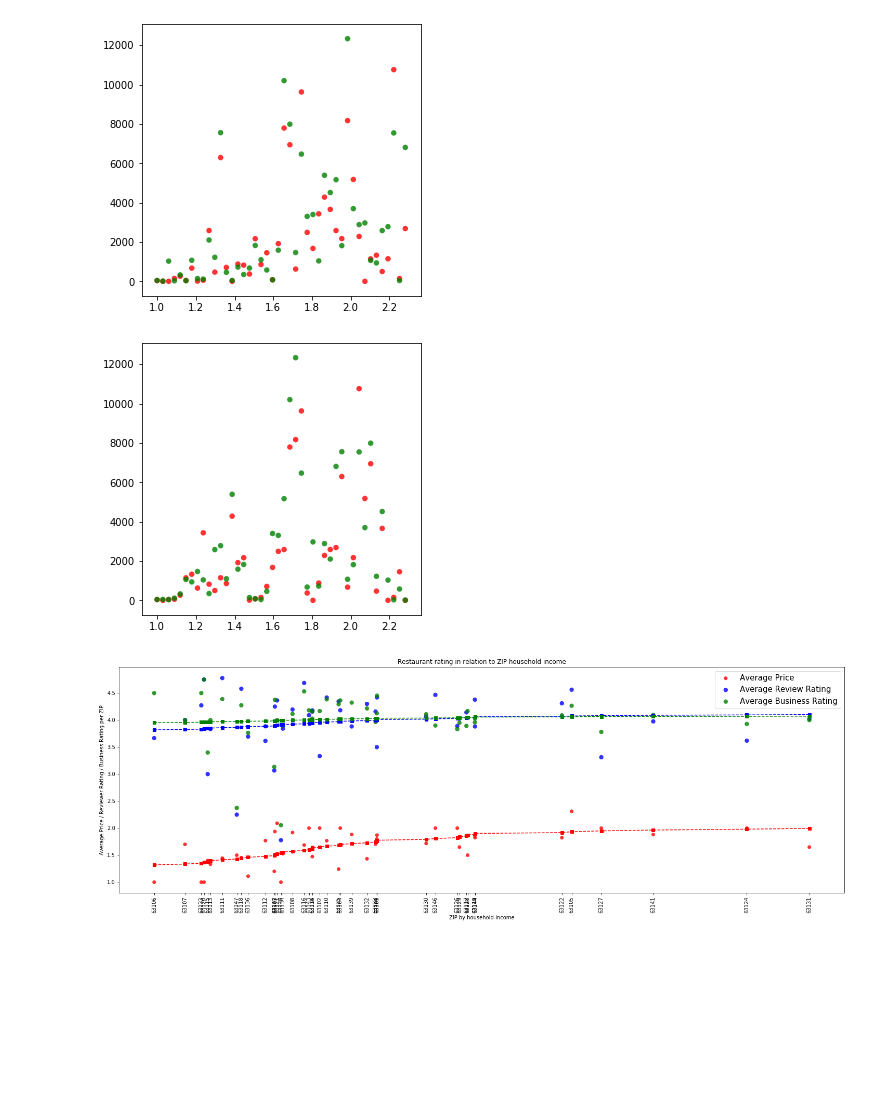
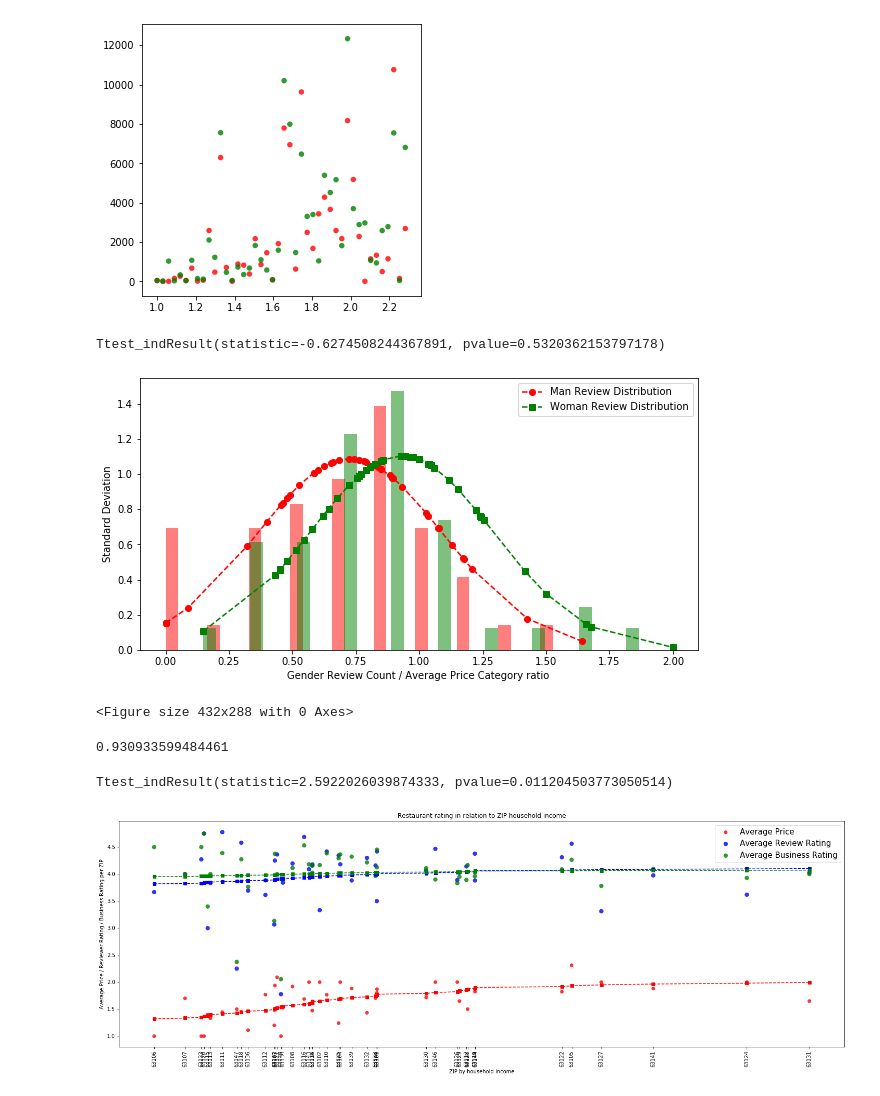
Before and after one commit to DutchDS/Project-1, a Jupyter notebook: yelp_API_review_Extractor.ipynb, the cells around one changed output. Cells and saved outputs as stored; diff of their text form; code cells hidden in the pictures; blank space fills up the shorter version.

Commit message:
Changes 20191202
T test data and updated graphs

```diff
--- a/yelp_API_review_Extractor.ipynb
+++ b/yelp_API_review_Extractor.ipynb
@@ -383,6 +309,8 @@ GVBm_df['IncC_Rev'] = (GVBm_df['review_count'].astype(float) / GVBm_df['ZIP Inco
 GVBm_df['Rev_Pov'] = (GVBm_df['Poverty'].astype(float) / GVBm_df['review_count'].astype(float))*100
 GVBm_df['M_Rcount'] = (GVBm_df['review_count'].astype(float) * GVBm_df['pct_male'].astype(float))
 GVBm_df['W_Rcount'] = (GVBm_df['review_count'].astype(float) * GVBm_df['pct_female'].astype(float))
+GVBm_df['W_P_Ratio'] = (GVBm_df['AP'].astype(float) * GVBm_df['pct_female'].astype(float))
+GVBm_df['M_P_Ratio'] = (GVBm_df['AP'].astype(float) * GVBm_df['pct_male'].astype(float))
 GVBm_df.head()
 # %% [output]
 |  | zip_code | Female | Male | review_count | pct_male | pct_female | ARR | ABR | AP | county | ... |
@@ -555,37 +459,75 @@ plt.show()
+# %%
+AP
+# %% [output]
+Ttest_indResult(statistic=-0.6274508244367891, pvalue=0.5320362153797178)
 # %%
-##Scatter plot invoking the relationship between gender and average business rating
+##Scatter plot invoking the relationship between gender and average business price
 
 
-fig01 = plt.figure(figsize=(5,5))
+fig01 = plt.figure(figsize=(10,5))
 ax01 = fig01.add_subplot(111)
 
 ax01_df = GVBm_df.sort_values(by = ['ABR'])
 
 x01_list = ax01_df['ABR'].astype(float).tolist()
 x01_axisMax = max(x00_list)
 x01_axisMin = min(x00_list)
-m_data = ax01_df['M_Rcount'].astype(float).tolist()
-w_data = ax01_df['W_Rcount'].astype(float).tolist()
+
+m_data = sorted(ax01_df['M_P_Ratio'].astype(float).tolist())
+w_data = sorted(ax01_df['W_P_Ratio'].astype(float).tolist())
+
+#m_data = sorted(ax01_df['M_Rcount'].astype(float).tolist())
+#w_data = sorted(ax01_df['W_Rcount'].astype(float).tolist())
 
 bins01 = (x01_axisMax - x01_axisMin) / len(w_data)
 x01_axis = np.arange (x01_axisMin, x01_axisMax, bins00)
 
 colors = ('red','green')
 groups = ('Man', 'Woman')
 
 #x_data = plot1_df['ZIP Income Per Capita'].astype(int)
 #Y1_data = GVBm_df['review_count'].astype(float)
 
+ABR = ss.ttest_ind(ax01_df['W_P_Ratio'],ax01_df['M_P_Ratio'],equal_var=False)
 
 
+#ax01.scatter(x01_axis, m_data, alpha=0.8, c='red', edgecolors='none', s=30, label = groups)
+#ax01.scatter(x01_axis, w_data, alpha=0.8, c='green', edgecolors='none', s=30, label = groups)
 
-ax01.scatter(x01_axis, m_data, alpha=0.8, c='red', edgecolors='none', s=30, label = groups)
-ax01.scatter(x01_axis, w_data, alpha=0.8, c='green', edgecolors='none', s=30, label = groups)
+meanM = np.mean(m_data)
+stdM = np.std(m_data)
+fitM = ss.norm.pdf(m_data,meanM,stdM)
 
+meanW = np.mean(w_data)
+stdW = np.std(w_data)
+fitW = ss.norm.pdf(w_data,meanW,stdW)
+
+#ax01.plot(x01_axis,y, color='red')
+
+#ax01(ss(m_data,mean,std))
+#ax01.hist(m_data,len(m_data))
+
+ax01.set_xlabel("Gender Review Count / Average Price Category ratio ")
+ax01.set_ylabel("Standard Deviation")
+ax01.plot(m_data, fitM, '--o', c='red' ,label = 'Man Review Distribution')
+ax01.plot(w_data, fitW,'--s', c='green', label = 'Woman Review Distribution' )
+ax01.hist(m_data, density=True, width = 0.05 , alpha = 0.5, color='red' )
+ax01.hist(w_data, density=True, width = 0.05 , alpha = 0.5, color='green' )
+ax01.legend(fontsize=10)
 plt.show()
+plt.savefig('Images/ Gender_Review_Count-Average_Price_Category_ratio.png')
 #print (data1, y_axis)
 # %% [output]
-[figure, old version]
+[figure, new version]
+<Figure size 432x288 with 0 Axes>
+# %%
+meanW
+# %% [output]
+0.930933599484461
+# %%
+ABR
+# %% [output]
+Ttest_indResult(statistic=2.5922026039874333, pvalue=0.011204503773050514)
 # %%
 ##Scatter plot invoking the relationship between gender and average business rating
 
```
Also changed, not shown: parts of 43 cells of this notebook, 3 other files.
